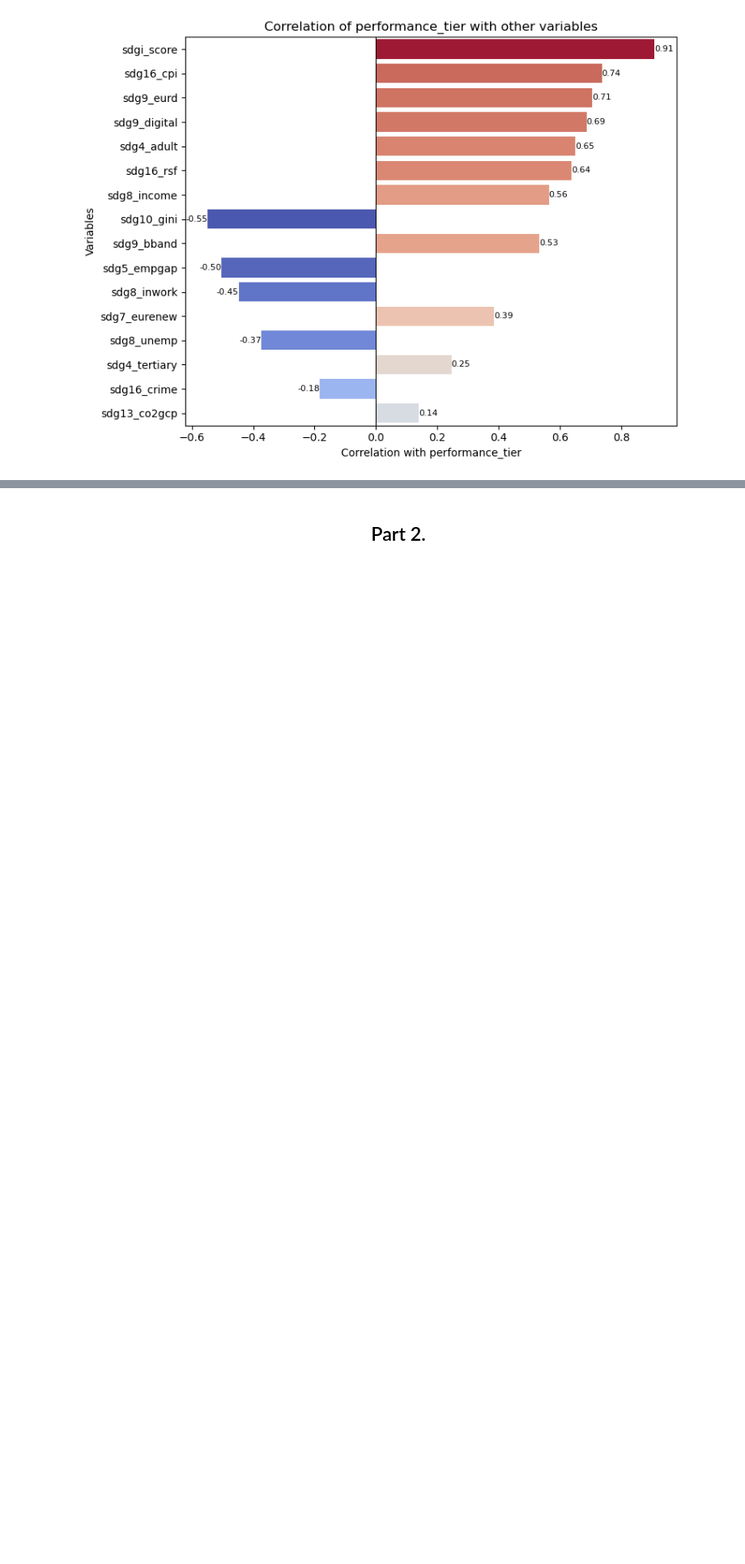
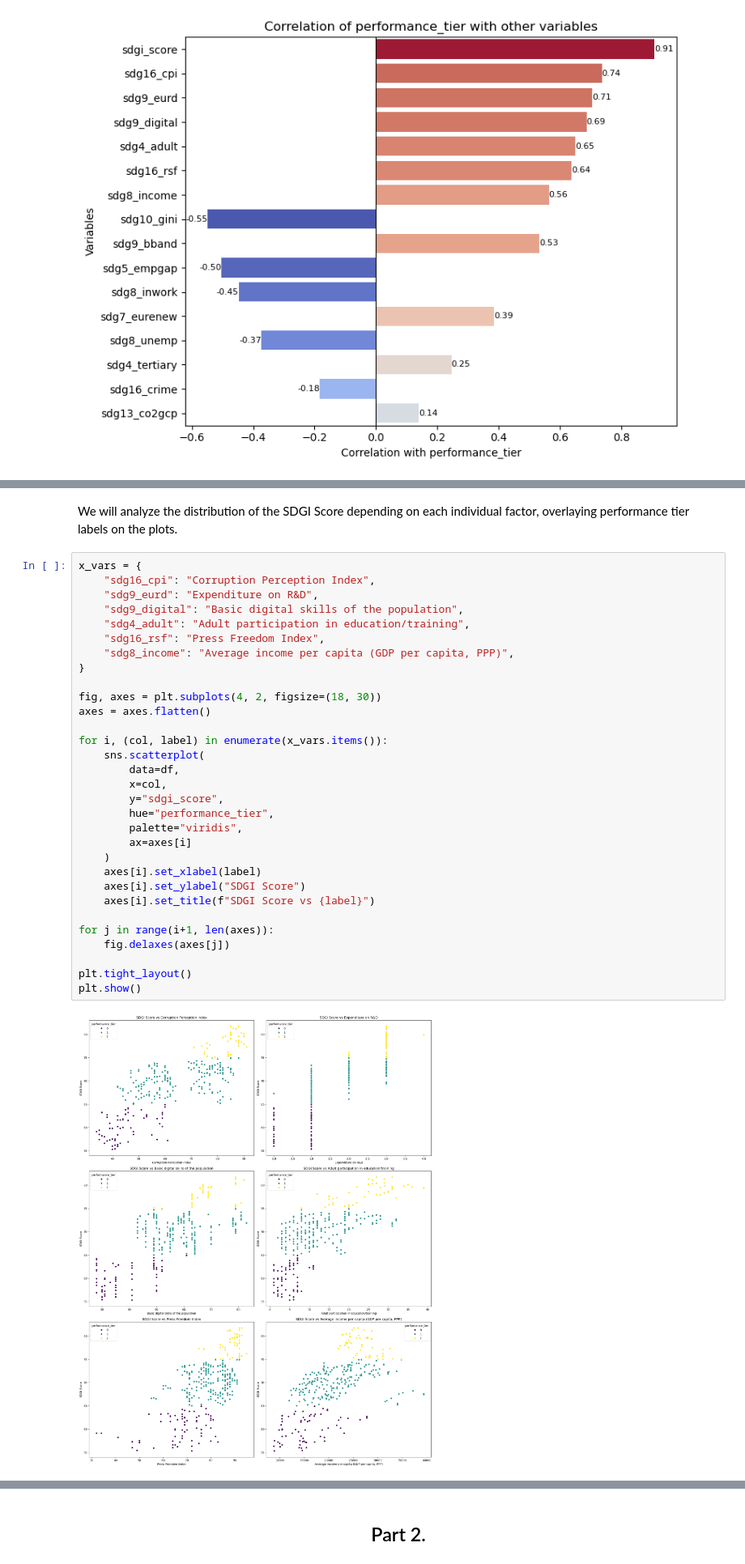
Before and after one commit to LavrenchukV/Classifying-EU-Sustainability-Performance, a Jupyter notebook: SDG_project.ipynb, the cells around one changed output, grey strips where cells are left out. Shown at 81% size. Drawn from its saved outputs; the diff is of its cells as text; blank space fills up the shorter version.

```diff
--- a/SDG_project.ipynb
+++ b/SDG_project.ipynb
@@ -335,0 +375,35 @@ sns.scatterplot(data=df,  y="sdgi_score", x="sdg16_cpi", hue="performance_tier")
+# %% [markdown]
+We will analyze the distribution of the SDGI Score depending on each individual factor, overlaying performance tier labels on the plots.
+# %%
+x_vars = {
+    "sdg16_cpi": "Corruption Perception Index",
+    "sdg9_eurd": "Expenditure on R&D",
+    "sdg9_digital": "Basic digital skills of the population",
+    "sdg4_adult": "Adult participation in education/training",
+    "sdg16_rsf": "Press Freedom Index",
+    "sdg8_income": "Average income per capita (GDP per capita, PPP)",
+}
+
+fig, axes = plt.subplots(4, 2, figsize=(18, 30))
+axes = axes.flatten()
+
+for i, (col, label) in enumerate(x_vars.items()):
+    sns.scatterplot(
+        data=df,
+        x=col,
+        y="sdgi_score",
+        hue="performance_tier",
+        palette="viridis",
+        ax=axes[i]
+    )
+    axes[i].set_xlabel(label)
+    axes[i].set_ylabel("SDGI Score")
+    axes[i].set_title(f"SDGI Score vs {label}")
+
+for j in range(i+1, len(axes)):
+    fig.delaxes(axes[j])
+
+plt.tight_layout()
+plt.show()
+# %% [output]
+[figure, added]
```
Also changed, not shown: parts of 12 cells of this notebook.
